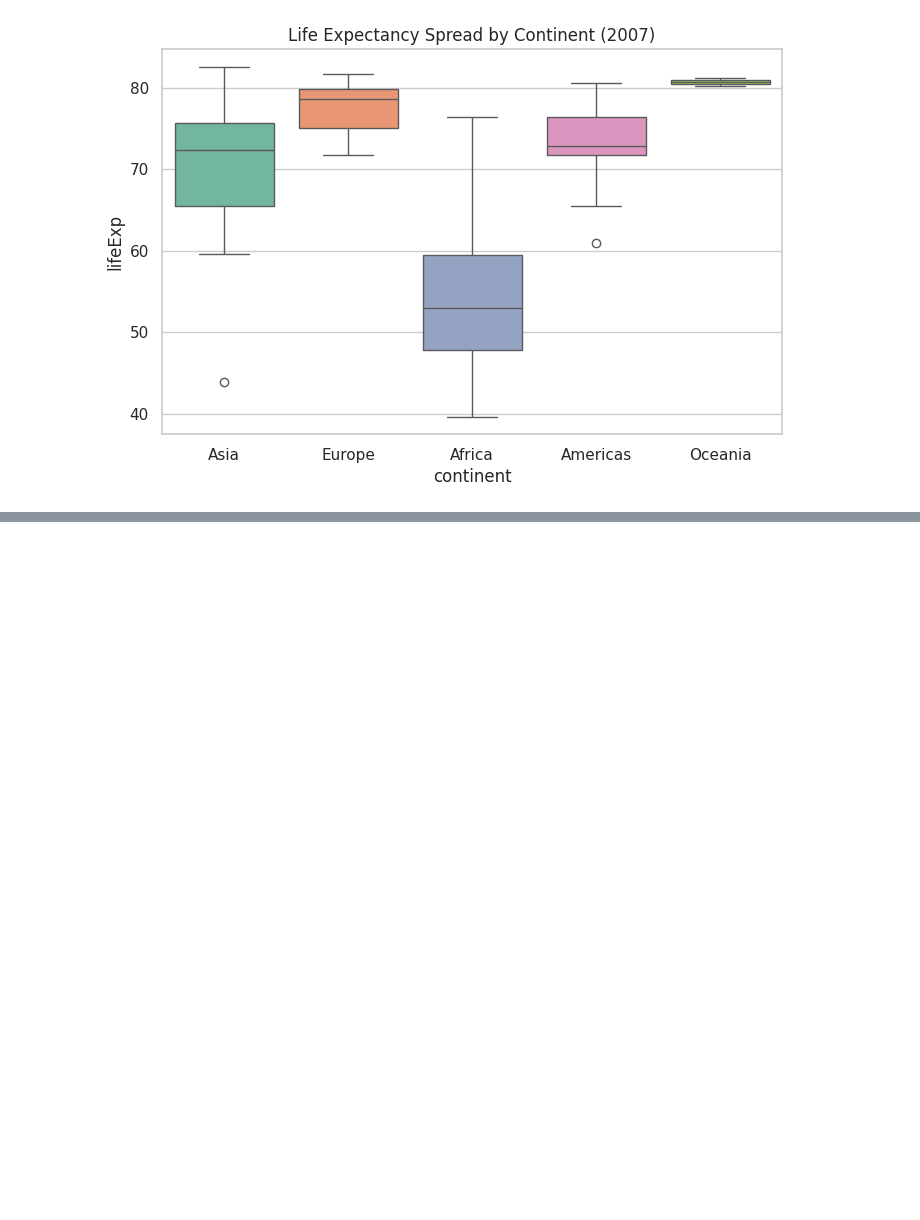
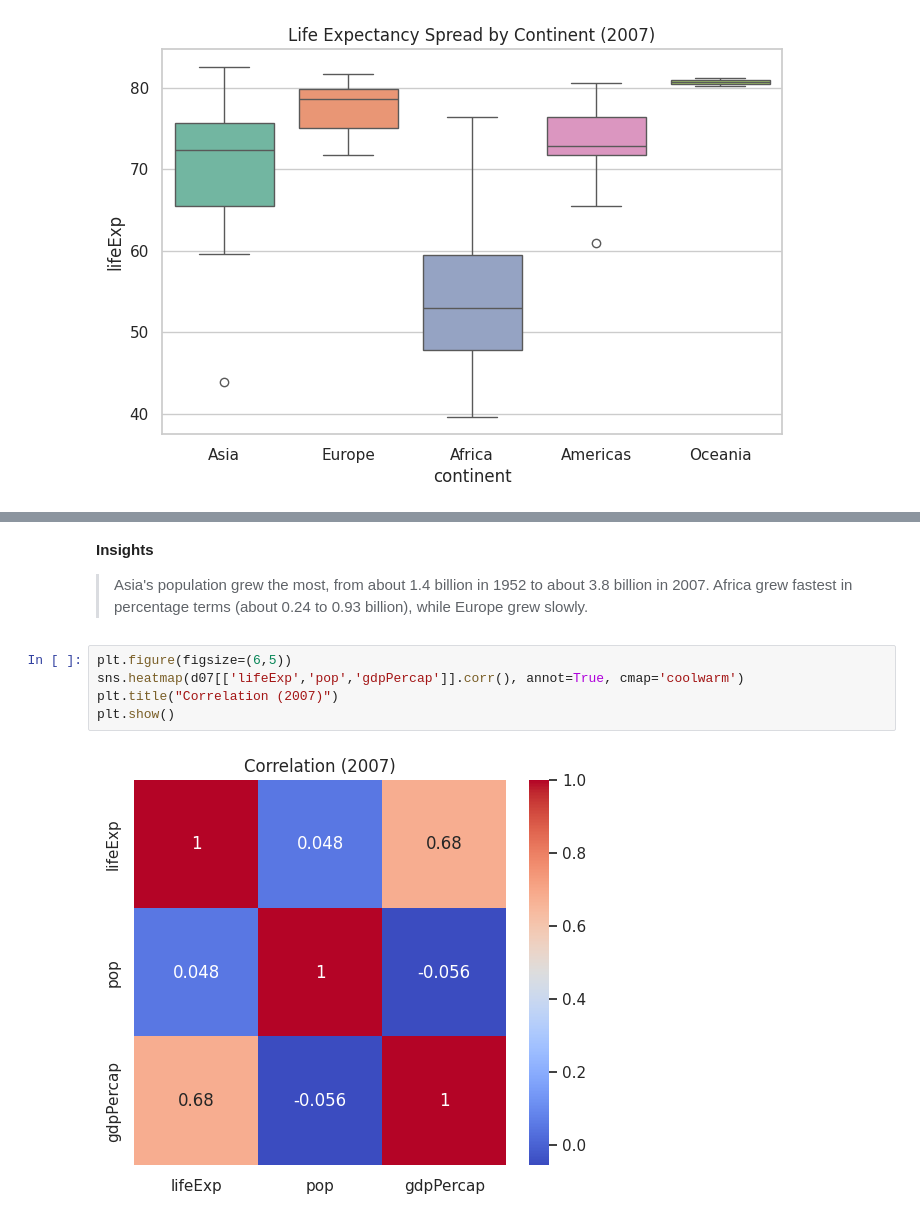
Before and after one commit to Shiwampandeyofficial/CodeAlpha_DataVisualization, a Jupyter notebook: CodeAlpha_DataVisualization.ipynb, the cells around one changed output, grey strips where cells are left out. Cells and saved outputs as stored; diff of their text form; blank space fills up the shorter version.

```diff
--- a/CodeAlpha_DataVisualization.ipynb
+++ b/CodeAlpha_DataVisualization.ipynb
@@ -67,0 +104,12 @@ plt.show()
+# %% [markdown]
+**Insights**
+
+
+> Asia's population grew the most, from about 1.4 billion in 1952 to about 3.8 billion in 2007. Africa grew fastest in percentage terms (about 0.24 to 0.93 billion), while Europe grew slowly.
+# %%
+plt.figure(figsize=(6,5))
+sns.heatmap(d07[['lifeExp','pop','gdpPercap']].corr(), annot=True, cmap='coolwarm')
+plt.title("Correlation (2007)")
+plt.show()
+# %% [output]
+[figure, added]
```
Also changed, not shown: parts of 11 cells of this notebook.
